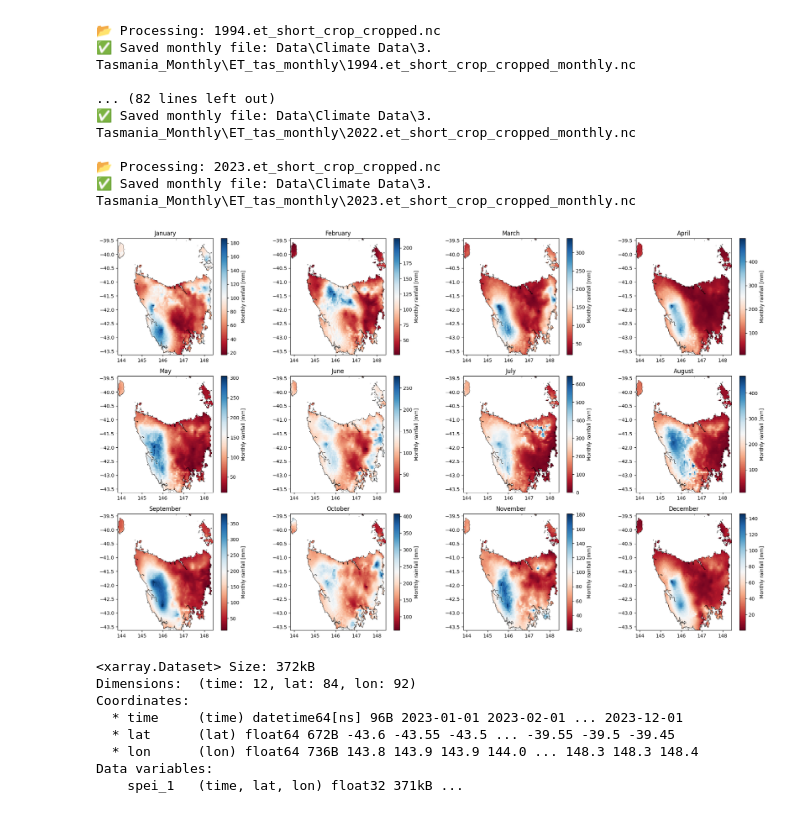
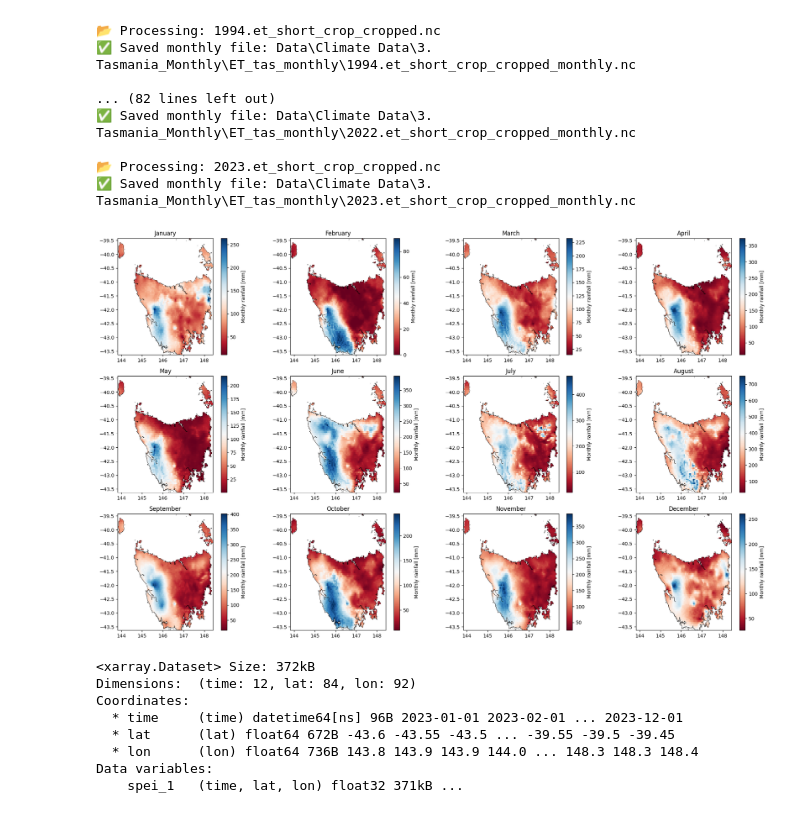
Before and after one commit to Jspcharles/Drought-Propagation, a Jupyter notebook: PP_C_monthly_conversion.ipynb, the cells around one changed output. Saved outputs shown, nothing was run; the diff lists cells and outputs as text; code cells hidden in the pictures.

```diff
--- a/PP_C_monthly_conversion.ipynb
+++ b/PP_C_monthly_conversion.ipynb
@@ -73,38 +73,38 @@ shapefile_path = r'Data\Tas_Shapefile\tasmania.shp'
 qld_shape = gpd.read_file(shapefile_path).to_crs("EPSG:4326")
 
 # === Open the monthly max temperature data for QLD ===
-ds = xr.open_dataset(r'Data\Climate Data\3. Tasmania_Monthly\Rainfall_tas_monthly\2021.monthly_rain_cropped_monthly.nc')
+ds = xr.open_dataset(r'Data\Climate Data\3. Tasmania_Monthly\Rainfall_tas_monthly\1991.monthly_rain_cropped_monthly.nc')
 monthly_rain = ds['monthly_rain']  # Adjust variable name as needed
 
 # === Create figure and axes for the plot ===
 fig, axes = plt.subplots(nrows=3, ncols=4, figsize=(20, 12))
 axes = axes.flatten()
 
 # === Plot each month with its own colorbar ===
 for i, month in enumerate(monthly_rain.time):
     ax = axes[i]
     data = monthly_rain.sel(time=month)
 
     # Plot with individual colorbar
     data.plot(ax=ax, cmap='RdBu', add_colorbar=True)
 
     # Overlay region boundaries
     qld_shape.boundary.plot(ax=ax, color='black', linewidth=0.5, alpha=0.7)
 
     # Set the title
     ax.set_title(month.dt.strftime('%B').item())
     ax.set_xlabel('')
     ax.set_ylabel('')
 
 # === Remove unused axes if any ===
 for j in range(i+1, len(axes)):
     fig.delaxes(axes[j])
 
 # === Final layout ===
 plt.tight_layout()
 plt.show()
 # %% [output]
-[figure, old version]
+[figure, new version]
 # %%
 df = xr.open_dataset(r'Data\Climate Data\3. Tasmania_Monthly\SPEI_tas_monthlyyyy\spei_1_2023.nc')
 print(df)
```
Also changed, not shown: parts of 1 cell of this notebook, 7 other files.
